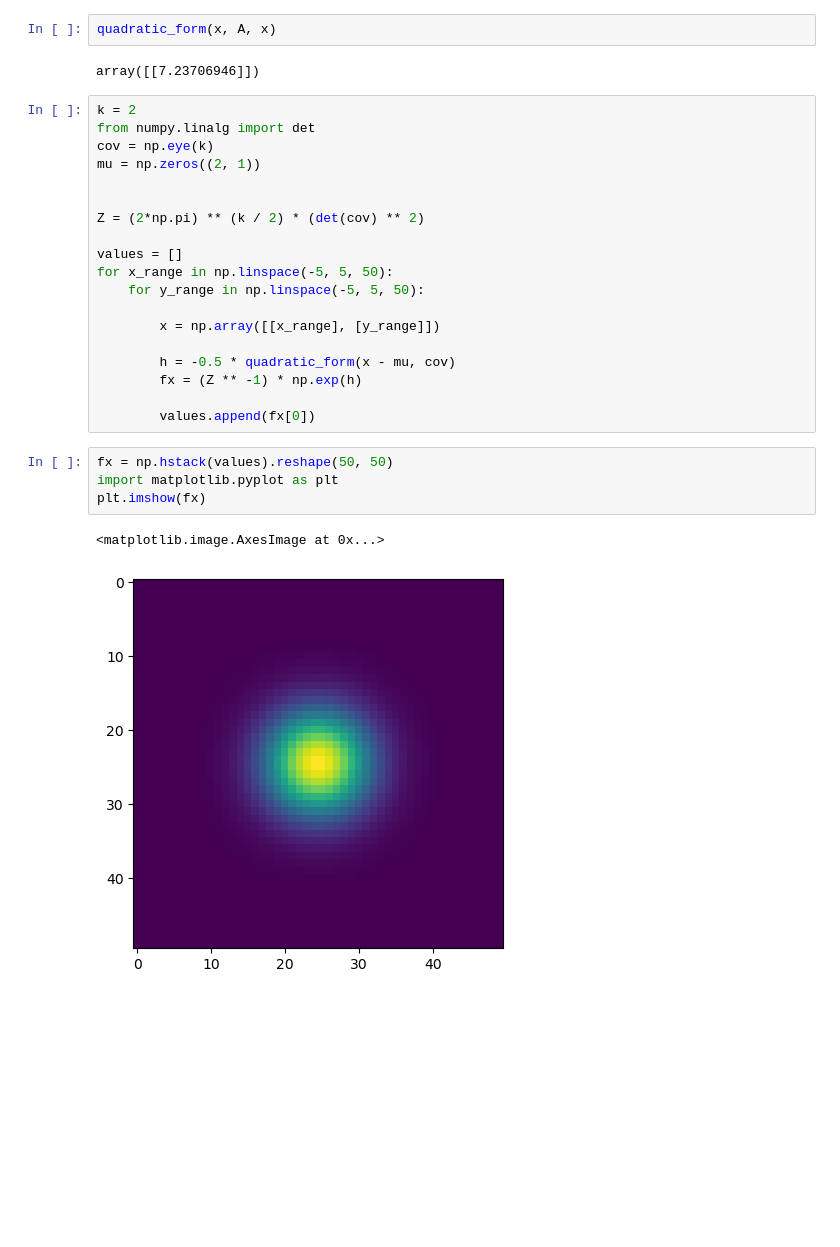
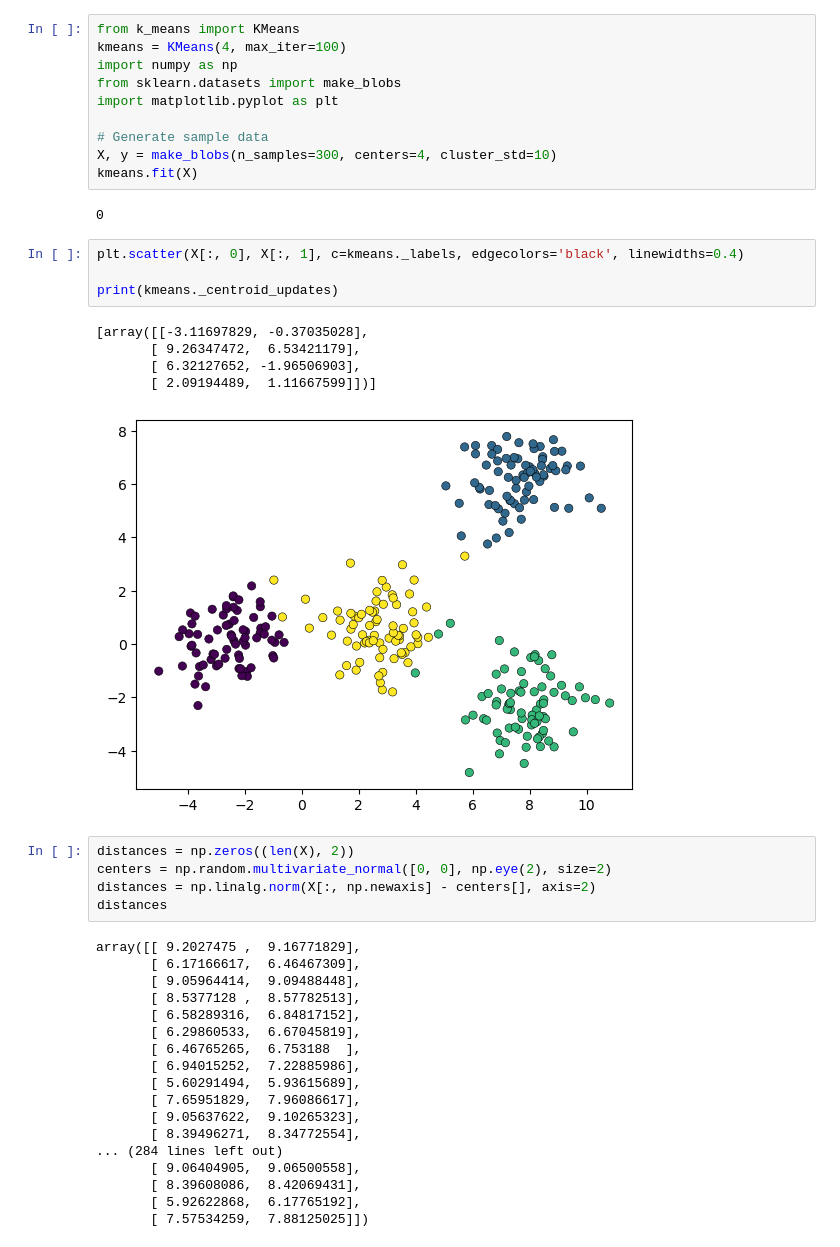
Before and after one commit to jeremyschroeter/ml, a Jupyter notebook: test.ipynb, the cells around one changed output. Saved outputs shown, nothing was run; the diff lists cells and outputs as text; blank space fills up the shorter version.

Commit message:
finished KMeans implementation

```diff
--- a/test.ipynb
+++ b/test.ipynb
@@ -12,30 +1,45 @@ array([[7.23706946]])
-# %%
-quadratic_form(x, A, x)
-# %% [output]
-array([[7.23706946]])
-# %%
-k = 2
-from numpy.linalg import det
-cov = np.eye(k)
-mu = np.zeros((2, 1))
-
-
-Z = (2*np.pi) ** (k / 2) * (det(cov) ** 2)
-
-values = []
-for x_range in np.linspace(-5, 5, 50):
-    for y_range in np.linspace(-5, 5, 50):
-
-        x = np.array([[x_range], [y_range]])
-
-        h = -0.5 * quadratic_form(x - mu, cov)
-        fx = (Z ** -1) * np.exp(h)
-
-        values.append(fx[0])
-# %%
-fx = np.hstack(values).reshape(50, 50)
-import matplotlib.pyplot as plt
-plt.imshow(fx)
-# %% [output]
-<matplotlib.image.AxesImage at 0x...>
-[figure, removed]
+# %%
+from k_means import KMeans
+kmeans = KMeans(4, max_iter=100)
+import numpy as np
+from sklearn.datasets import make_blobs
+import matplotlib.pyplot as plt
+
+# Generate sample data
+X, y = make_blobs(n_samples=300, centers=4, cluster_std=10)
+kmeans.fit(X)
+# %% [output]
+0
+# %%
+plt.scatter(X[:, 0], X[:, 1], c=kmeans._labels, edgecolors='black', linewidths=0.4)
+
+print(kmeans._centroid_updates)
+# %% [output]
+[array([[-3.11697829, -0.37035028],
+       [ 9.26347472,  6.53421179],
+       [ 6.32127652, -1.96506903],
+       [ 2.09194489,  1.11667599]])]
+[figure, added]
+# %%
+distances = np.zeros((len(X), 2))
+centers = np.random.multivariate_normal([0, 0], np.eye(2), size=2)
+distances = np.linalg.norm(X[:, np.newaxis] - centers[], axis=2)
+distances
+# %% [output]
+array([[ 9.2027475 ,  9.16771829],
+       [ 6.17166617,  6.46467309],
+       [ 9.05964414,  9.09488448],
+       [ 8.5377128 ,  8.57782513],
+       [ 6.58289316,  6.84817152],
+       [ 6.29860533,  6.67045819],
+       [ 6.46765265,  6.753188  ],
+       [ 6.94015252,  7.22885986],
+       [ 5.60291494,  5.93615689],
+       [ 7.65951829,  7.96086617],
+       [ 9.05637622,  9.10265323],
+       [ 8.39496271,  8.34772554],
+... (284 lines left out)
+       [ 9.06404905,  9.06500558],
+       [ 8.39608086,  8.42069431],
+       [ 5.92622868,  6.17765192],
+       [ 7.57534259,  7.88125025]])
```
Also changed, not shown: parts of 5 cells of this notebook, 3 other files.
